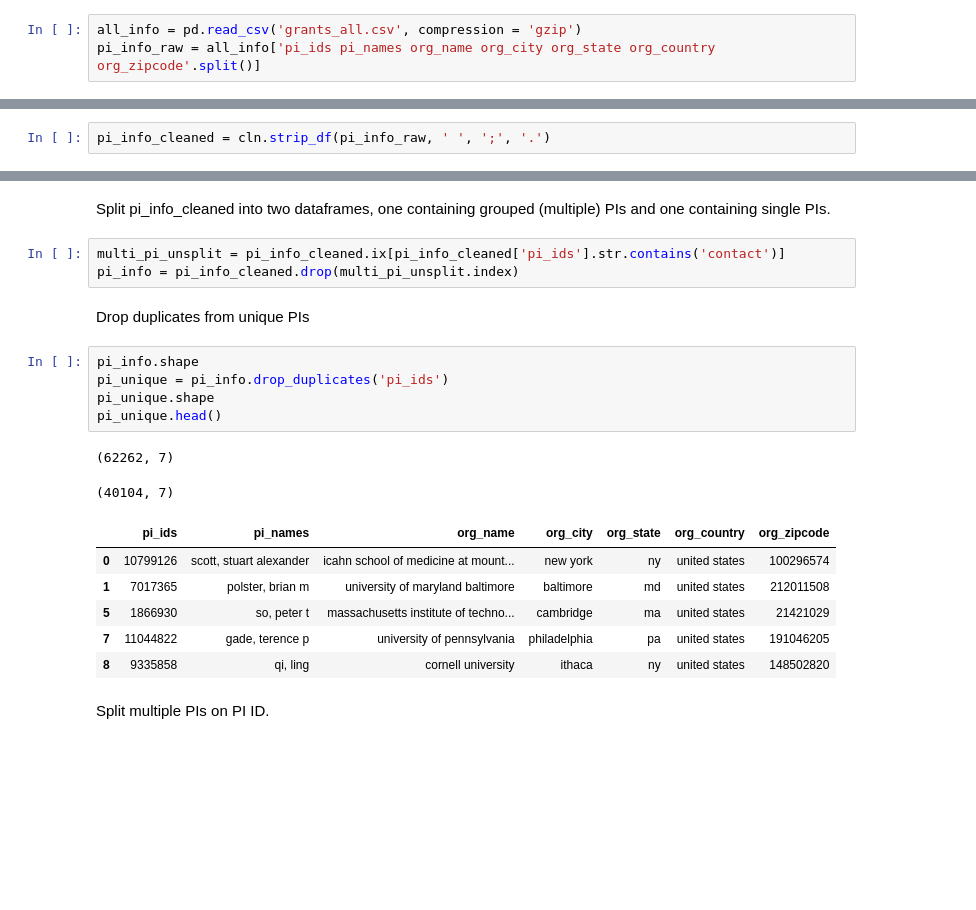
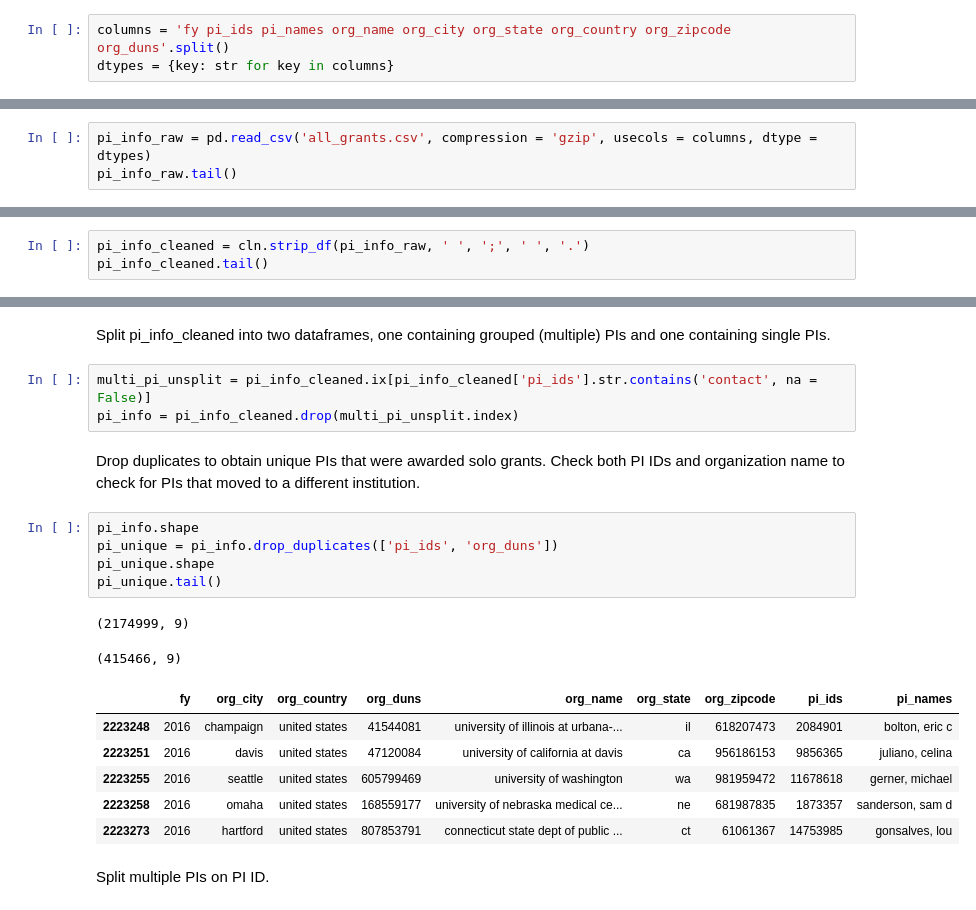
Before and after one commit to yuwie10/nih-awards, a Jupyter notebook: cleaning_pi_info.ipynb, the cells around one changed output, grey strips where cells are left out. Saved outputs shown, nothing was run; the diff lists cells and outputs as text; blank space fills up the shorter version.

```diff
--- a/cleaning_pi_info.ipynb
+++ b/cleaning_pi_info.ipynb
@@ -46,3 +47,3 @@ def add_nih_info(df, col, replace_with, org_name = 'org_name', org_country = 'or
 # %%
-all_info = pd.read_csv('grants_all.csv', compression = 'gzip')
-pi_info_raw = all_info['pi_ids pi_names org_name org_city org_state org_country org_zipcode'.split()]
+columns = 'fy pi_ids pi_names org_name org_city org_state org_country org_zipcode org_duns'.split()
+dtypes = {key: str for key in columns}
@@ -57,0 +50,3 @@ pi_info_raw.head()
+# %%
+pi_info_raw = pd.read_csv('all_grants.csv', compression = 'gzip', usecols = columns, dtype = dtypes)
+pi_info_raw.tail()
@@ -58,2 +60,3 @@ pi_info_raw.head()
 # %%
-pi_info_cleaned = cln.strip_df(pi_info_raw, ' ', ';', '.')
+pi_info_cleaned = cln.strip_df(pi_info_raw, ' ', ';', ' ', '.')
+pi_info_cleaned.tail()
@@ -87,24 +90,24 @@ Some grants have multiple PIs listed on the grant, and the information for the g
 # %% [markdown]
 Split pi_info_cleaned into two dataframes, one containing grouped (multiple) PIs and one containing single PIs.
 # %%
-multi_pi_unsplit = pi_info_cleaned.ix[pi_info_cleaned['pi_ids'].str.contains('contact')]
+multi_pi_unsplit = pi_info_cleaned.ix[pi_info_cleaned['pi_ids'].str.contains('contact', na = False)]
 pi_info = pi_info_cleaned.drop(multi_pi_unsplit.index)
-# %% [markdown]
-Drop duplicates from unique PIs
+# %% [markdown]
+Drop duplicates to obtain unique PIs that were awarded solo grants. Check both PI IDs and organization name to check for PIs that moved to a different institution.
 # %%
 pi_info.shape
-pi_unique = pi_info.drop_duplicates('pi_ids')
+pi_unique = pi_info.drop_duplicates(['pi_ids', 'org_duns'])
 pi_unique.shape
-pi_unique.head()
+pi_unique.tail()
 # %% [output]
-(62262, 7)
+(2174999, 9)
-(40104, 7)
+(415466, 9)
-|  | pi_ids | pi_names | org_name | org_city | org_state | org_country | org_zipcode |
-| 0 | 10799126 | scott, stuart alexander | icahn school of medicine at mount... | new york | ny | united states | 100296574 |
-| 1 | 7017365 | polster, brian m | university of maryland baltimore | baltimore | md | united states | 212011508 |
-| 5 | 1866930 | so, peter t | massachusetts institute of techno... | cambridge | ma | united states | 21421029 |
-| 7 | 11044822 | gade, terence p | university of pennsylvania | philadelphia | pa | united states | 191046205 |
-| 8 | 9335858 | qi, ling | cornell university | ithaca | ny | united states | 148502820 |
+|  | fy | org_city | org_country | org_duns | org_name | org_state | org_zipcode | pi_ids | pi_names |
+| 2223248 | 2016 | champaign | united states | 41544081 | university of illinois at urbana-... | il | 618207473 | 2084901 | bolton, eric c |
+| 2223251 | 2016 | davis | united states | 47120084 | university of california at davis | ca | 956186153 | 9856365 | juliano, celina |
+| 2223255 | 2016 | seattle | united states | 605799469 | university of washington | wa | 981959472 | 11678618 | gerner, michael |
+| 2223258 | 2016 | omaha | united states | 168559177 | university of nebraska medical ce... | ne | 681987835 | 1873357 | sanderson, sam d |
+| 2223273 | 2016 | hartford | united states | 807853791 | connecticut state dept of public ... | ct | 61061367 | 14753985 | gonsalves, lou |
 # %% [markdown]
 Split multiple PIs on PI ID.
 # %%
```
Also changed, not shown: parts of 30 cells of this notebook, 2 other files.
